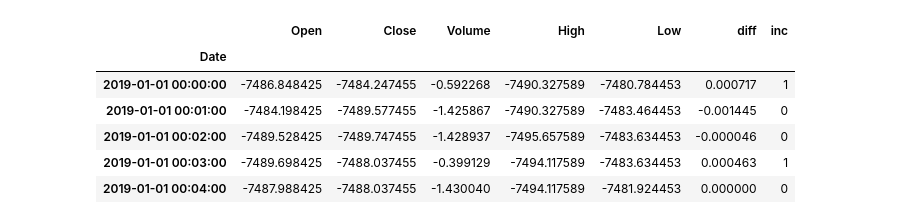
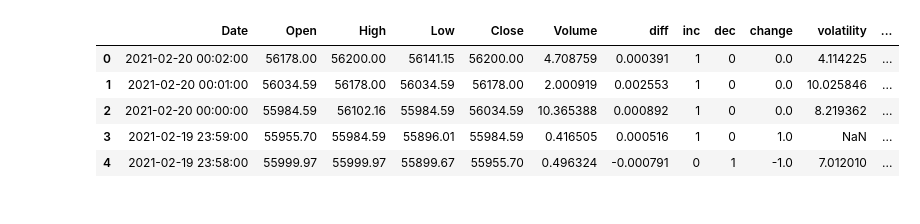
Before and after one commit to ryanmahan/btc-bot, a Jupyter notebook: lstm.ipynb, the cells around one changed output. Drawn from its saved outputs; the diff is of its cells as text; code cells hidden in the pictures.

```diff
--- a/lstm.ipynb
+++ b/lstm.ipynb
@@ -6,27 +6,25 @@ import numpy as np
 from tensorflow.keras.preprocessing import timeseries_dataset_from_array
 from tensorflow.keras.preprocessing.sequence import TimeseriesGenerator
 # %%
-df = pd.concat((pd.read_csv(f, engine="python") for f in glob.glob(r"gemini_BTCUSD_20[12][90]*.csv")))
+df = pd.concat((pd.read_csv(f, engine="python") for f in glob.glob(r"gemini_BTCUSD_20[12][90]*.csv")), ignore_index=True)
 df["Date"] = pd.to_datetime(df["Date"], format="%Y-%m-%d %H:%M:%S")
 df = df.drop(["Symbol", "Unix Timestamp"], axis=1)
-df = df.resample("1T", on="Date").agg({"Open": "first", "Close": "last", "Volume": np.sum, "High": np.max, "Low": np.min})
-
+# df = df.resample("30T", on="Date").agg({"Open": "first", "Close": "last", "Volume": np.sum, "High": np.max, "Low": np.min})
+df.dropna()
 # df = df.drop("Date", axis=1)
 df["diff"] = (df["Close"] - df["Open"])/df["Close"]
 df["inc"] = df["diff"].apply(lambda x: 1 if x > 0 else 0)
 df["dec"] = df["diff"].apply(lambda x: 0 if x > 0 else 1)
-# df["Close"] = df["Close"] - np.mean(df["Close"])
-# df["Open"] = df["Open"] - np.mean(df["Open"])
-# df["Volume"] = df["Volume"] - np.mean(df["Volume"])
-# df["Low"] = df["Low"] - np.mean(df["Low"])
-# df["High"] = df["High"] - np.mean(df["High"])
-df.dropna()
+df["change"] = df["inc"] - df["inc"].shift(-1)
+df["volatility"] = (increasing["High"] - increasing["Low"])
+df["volatility"] = df["volatility"]/df["volatility"].mean()
+df["next_inc"] = df["inc"].shift(-1)
+
 df.head()
 # %% [output]
-|  | Open | Close | Volume | High | Low | diff | inc |
-| Date |  |  |  |  |  |  |  |
-| 2019-01-01 00:00:00 | -7486.848425 | -7484.247455 | -0.592268 | -7490.327589 | -7480.784453 | 0.000717 | 1 |
-| 2019-01-01 00:01:00 | -7484.198425 | -7489.577455 | -1.425867 | -7490.327589 | -7483.464453 | -0.001445 | 0 |
-| 2019-01-01 00:02:00 | -7489.528425 | -7489.747455 | -1.428937 | -7495.657589 | -7483.634453 | -0.000046 | 0 |
-| 2019-01-01 00:03:00 | -7489.698425 | -7488.037455 | -0.399129 | -7494.117589 | -7483.634453 | 0.000463 | 1 |
-| 2019-01-01 00:04:00 | -7487.988425 | -7488.037455 | -1.430040 | -7494.117589 | -7481.924453 | 0.000000 | 0 |
+|  | Date | Open | High | Low | Close | Volume | diff | inc | dec | change | volatility | ... |
+| 0 | 2021-02-20 00:02:00 | 56178.00 | 56200.00 | 56141.15 | 56200.00 | 4.708759 | 0.000391 | 1 | 0 | 0.0 | 4.114225 | ... |
+| 1 | 2021-02-20 00:01:00 | 56034.59 | 56178.00 | 56034.59 | 56178.00 | 2.000919 | 0.002553 | 1 | 0 | 0.0 | 10.025846 | ... |
+| 2 | 2021-02-20 00:00:00 | 55984.59 | 56102.16 | 55984.59 | 56034.59 | 10.365388 | 0.000892 | 1 | 0 | 0.0 | 8.219362 | ... |
+| 3 | 2021-02-19 23:59:00 | 55955.70 | 55984.59 | 55896.01 | 55984.59 | 0.416505 | 0.000516 | 1 | 0 | 1.0 | NaN | ... |
+| 4 | 2021-02-19 23:58:00 | 55999.97 | 55999.97 | 55899.67 | 55955.70 | 0.496324 | -0.000791 | 0 | 1 | -1.0 | 7.012010 | ... |
```
Also changed, not shown: parts of 6 cells of this notebook, 5 other files.
